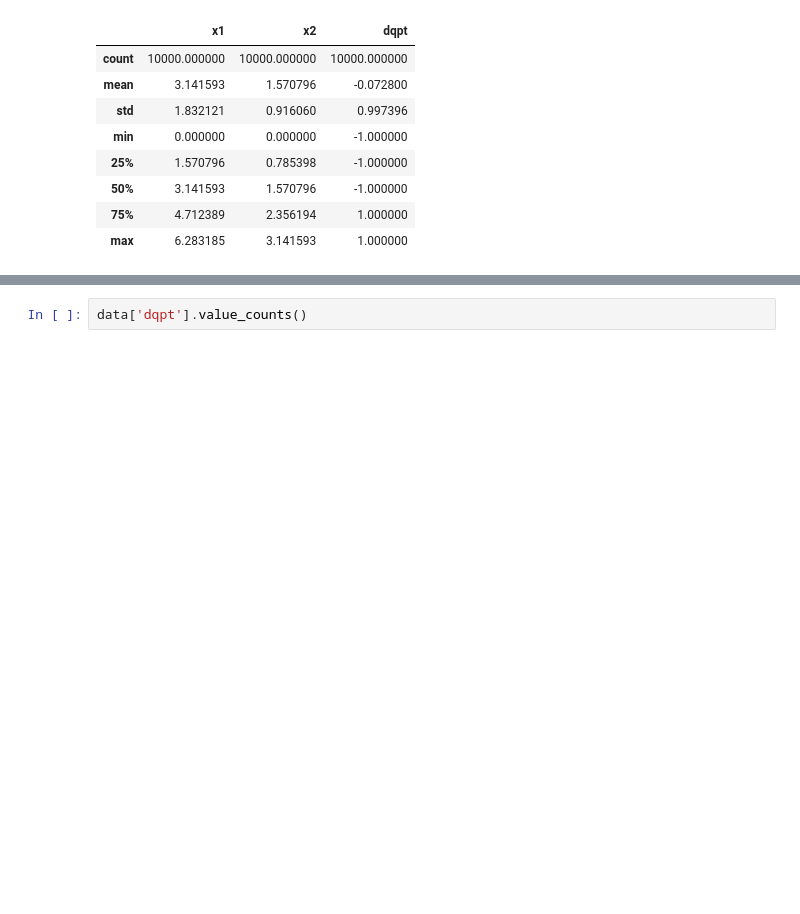
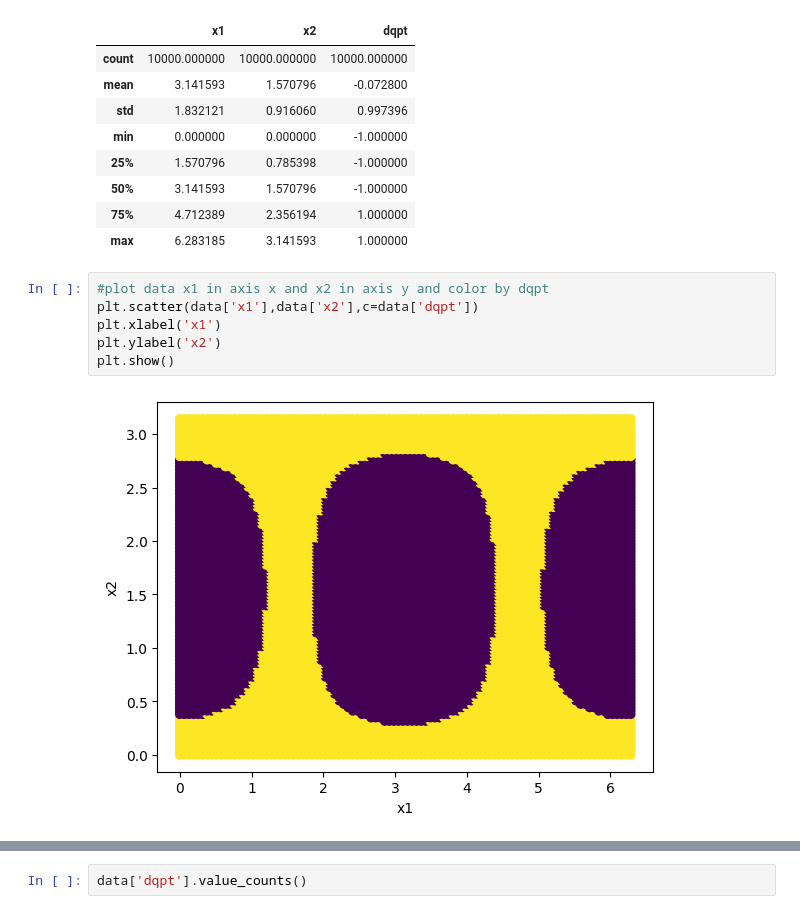
Before and after one commit to JoseFredes/SVC, a Jupyter notebook: classic_svc.ipynb, the cells around one changed output, grey strips where cells are left out. Cells and saved outputs as stored; diff of their text form; blank space fills up the shorter version.

```diff
--- a/classic_svc.ipynb
+++ b/classic_svc.ipynb
@@ -43,3 +39,11 @@ data.describe()
 | 50% | 3.141593 | 1.570796 | -1.000000 |
 | 75% | 4.712389 | 2.356194 | 1.000000 |
 | max | 6.283185 | 3.141593 | 1.000000 |
+# %%
+#plot data x1 in axis x and x2 in axis y and color by dqpt
+plt.scatter(data['x1'],data['x2'],c=data['dqpt'])
+plt.xlabel('x1')
+plt.ylabel('x2')
+plt.show()
+# %% [output]
+[figure, added]
```
Also changed, not shown: parts of 23 cells of this notebook, 11 other files.
